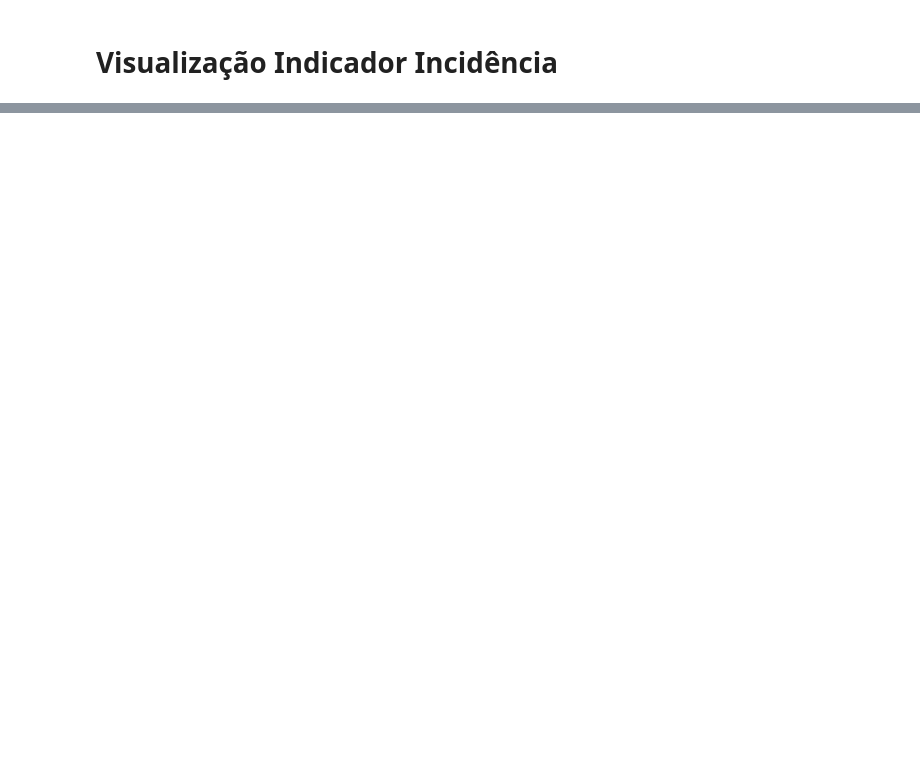
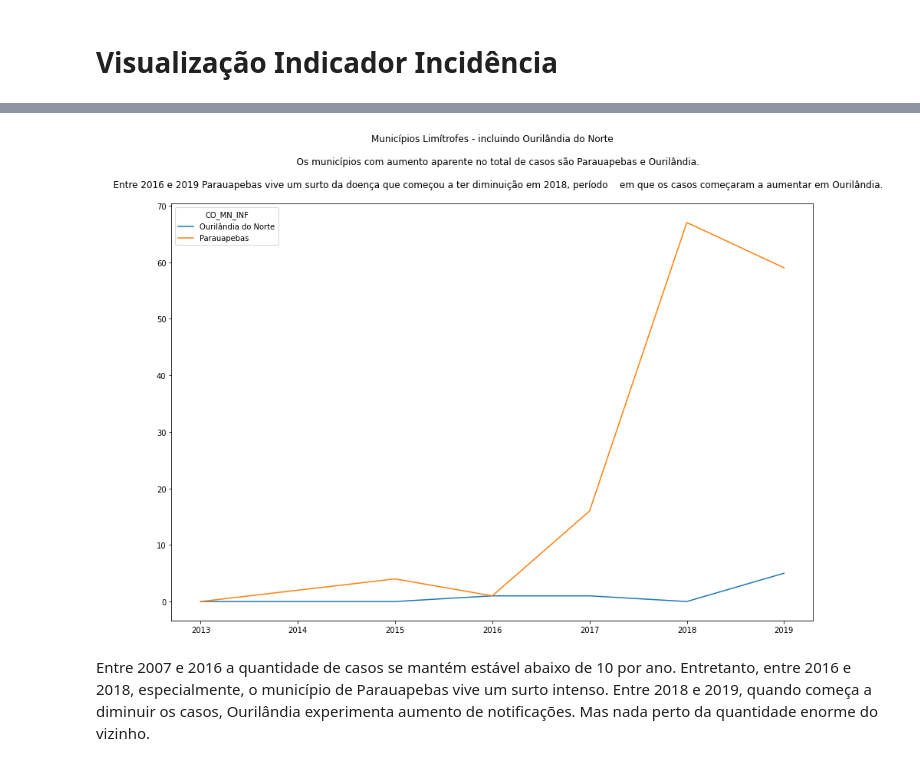
Before and after one commit to FlaviaLopes/leishmaniose, a Jupyter notebook: notebooks/visualizacao_incidencia.ipynb, the cells around one changed output, grey strips where cells are left out. Cells and saved outputs as stored; diff of their text form; code cells hidden in the pictures; blank space fills up the shorter version.

```diff
--- a/notebooks/visualizacao_incidencia.ipynb
+++ b/notebooks/visualizacao_incidencia.ipynb
@@ -385,0 +59,15 @@ Referência:
+# %%
+d = total_casos.loc[[150543, 150553], ['2013','2014','2015','2016','2017','2018','2019']].copy()
+d.index = d.index.map({150543:'Ourilândia do Norte', 150553:'Parauapebas'})
+d.T.plot(
+    kind='line',
+    figsize=(15,10),
+    title='''Municípios Limítrofes - incluindo Ourilândia do Norte\n
+    Os municípios com aumento aparente no total de casos são Parauapebas e Ourilândia.\n
+    Entre 2016 e 2019 Parauapebas vive um surto da doença que começou a ter diminuição em 2018, período\
+    em que os casos começaram a aumentar em Ourilândia.\n'''
+);
+# %% [output]
+[figure, added]
+# %% [markdown]
+Entre 2007 e 2016 a quantidade de casos se mantém estável abaixo de 10 por ano. Entretanto, entre 2016 e 2018, especialmente, o município de Parauapebas vive um surto intenso. Entre 2018 e 2019, quando começa a diminuir os casos, Ourilândia experimenta aumento de notificações. Mas nada perto da quantidade enorme do vizinho.
```
Also changed, not shown: parts of 51 cells of this notebook, 8 other files.
